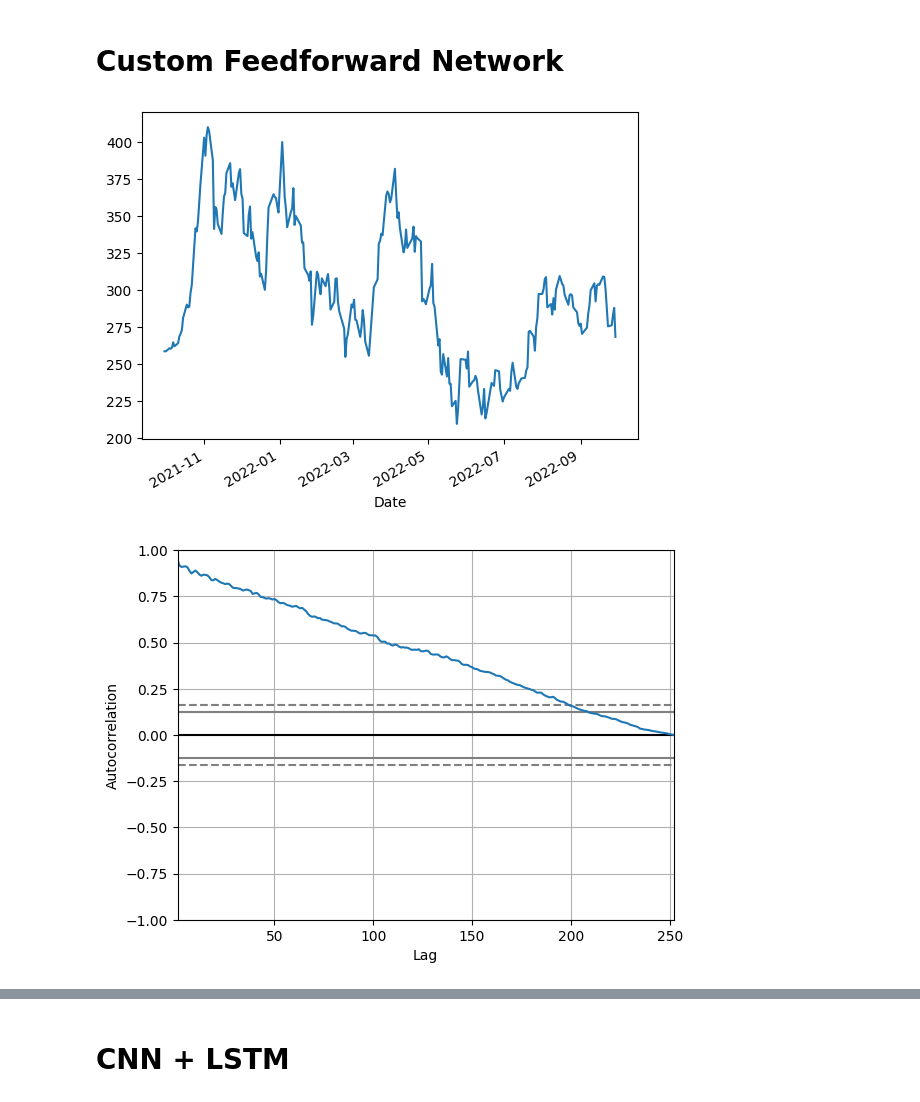
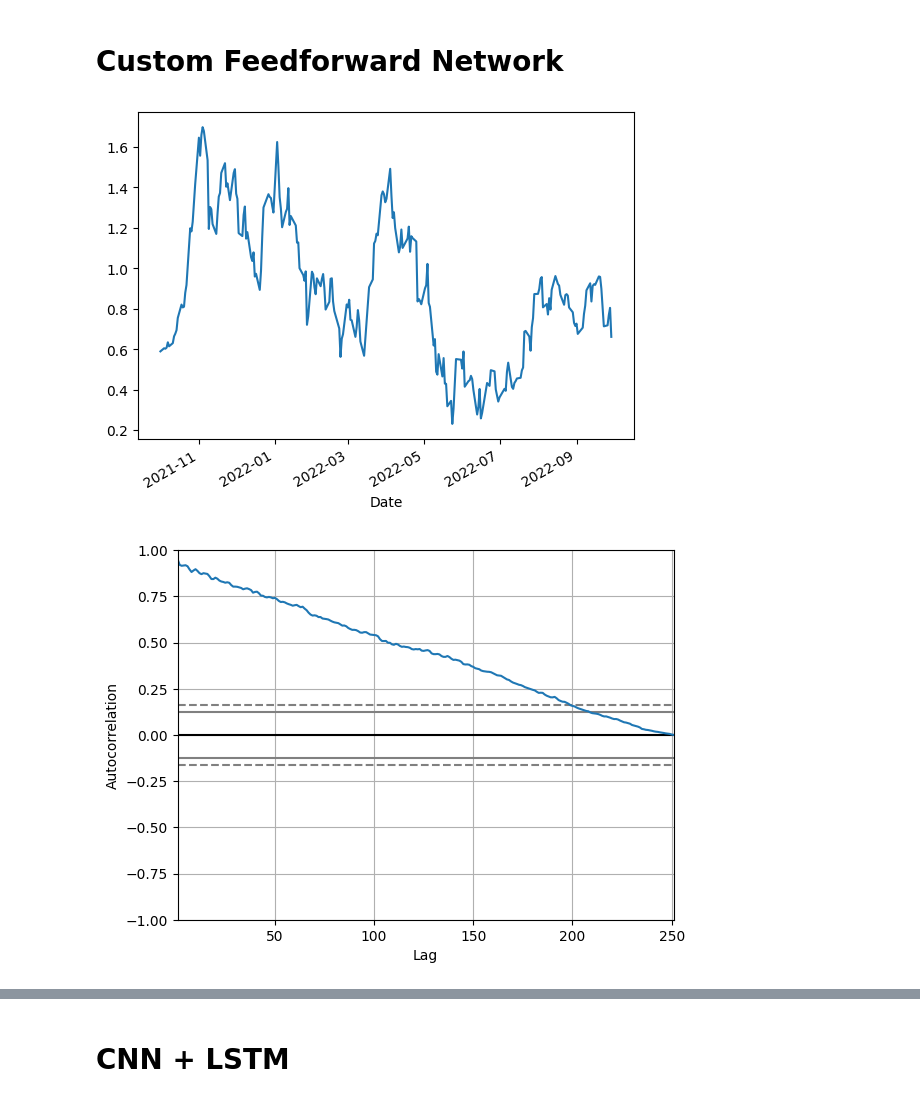
Before and after one commit to calvinz168/CISC-452, a Jupyter notebook: neural_network.ipynb, the cells around one changed output, grey strips where cells are left out. Cells and saved outputs as stored; diff of their text form; code cells hidden in the pictures.

```diff
--- a/neural_network.ipynb
+++ b/neural_network.ipynb
@@ -5,40 +5,40 @@ neural_network
 # %%
 from pandas import read_csv
 from datetime import datetime
 from pandas.plotting import autocorrelation_plot
 import numpy as np
 import tensorflow as tf
 import matplotlib.pyplot as plt
 from sklearn.metrics import mean_squared_error
 from tensorflow.keras.models import Sequential
 from tensorflow.keras.layers import Dense, Dropout, Conv1D, MaxPooling1D, LSTM
 import pandas as pd
 from sklearn.preprocessing import MinMaxScaler, StandardScaler
 from sklearn.model_selection import train_test_split
 
 # Ensure eager execution
 tf.config.run_functions_eagerly(True)
 
 # Suppress all warnings
 import warnings
 warnings.filterwarnings('ignore')
 
 def parser(x):
 	return datetime.strptime(x,'%Y-%m-%d')
 
-series = read_csv('data/stock_yfinance_data.csv', header=0, parse_dates=[0], index_col=0)
+series = read_csv('data/cleaned_data_vader.csv', header=0, parse_dates=[0], index_col=0)
 # Filter rows where "Stock Name" is 'TLSA'
 series = series[series['Stock Name'] == 'TSLA']
 series = series.drop(['Stock Name', 'Adj Close'], axis=1)
 series["Close"].plot()
 plt.show()
 # %% [output]
-[figure, old version]
+[figure, new version]
 # %%
 autocorrelation_plot(series)
 plt.show()
 # %% [output]
-[figure, old version]
+[figure, new version]
 # %%
 # Define the target variable (y) and the features (X)
 y = series['Close']
```
Also changed, not shown: parts of 2 cells of this notebook, 2 other files.
